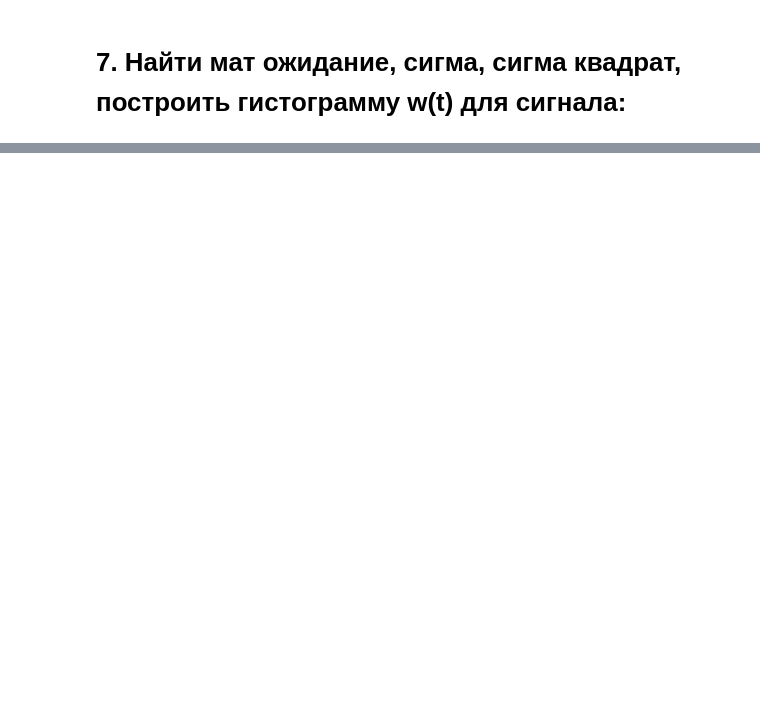
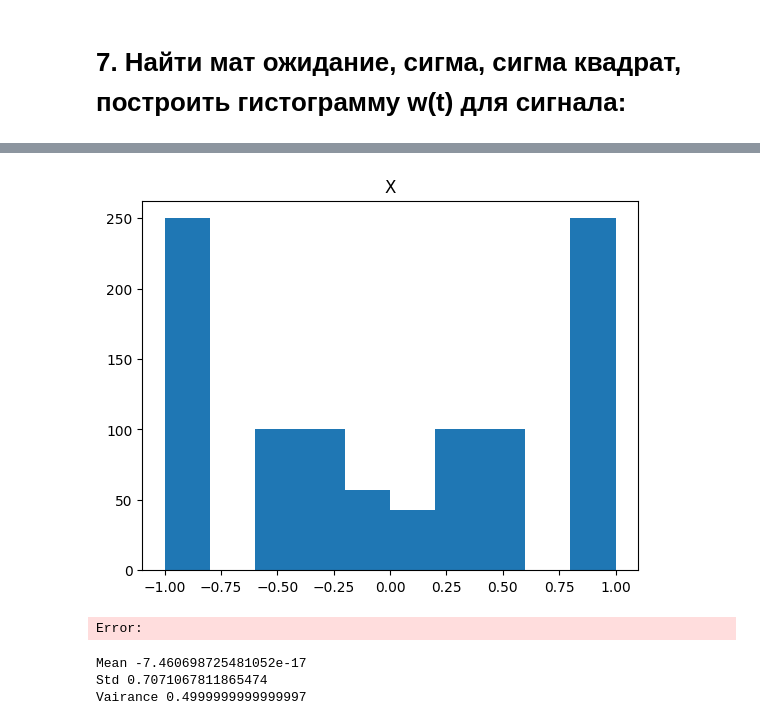
Before and after one commit to Filip-GG/MOTS, a Jupyter notebook: 2/main.ipynb, the cells around one changed output, grey strips where cells are left out. Saved outputs shown, nothing was run; the diff lists cells and outputs as text; code cells hidden in the pictures; blank space fills up the shorter version.

```diff
--- a/2/main.ipynb
+++ b/2/main.ipynb
@@ -348,0 +350,26 @@ x =
+# %%
+def get_hist(line : np.array, fig : plt.Figure, pos, name, print_max = False):
+    ax = fig.add_subplot(pos)
+    ax.hist(line)
+    if print_max:
+        max = np.max(line)
+        idx = np.where(line == max)[0]
+        for id, indx in enumerate(idx):
+            ax.plot([indx]*(int(max)+1), np.arange(0, int(max)+1), '--r')
+            ax.text(indx, 0+30*id, 'Максимум в '+str(indx))
+    plt.title(name)
+# %%
+fig = plt.figure()
+get_hist(x, fig, 111, 'X')
+fig.show()
+# %% [output]
+[figure, added]
+Error:
+# %%
+print('Mean', x.mean())
+print('Std', x.std())
+print('Vairance', x.var())
+# %% [output]
+Mean -7.460698725481052e-17
+Std 0.7071067811865474
+Vairance 0.4999999999999997
```
Also changed, not shown: parts of 16 cells of this notebook, 22 other files.
